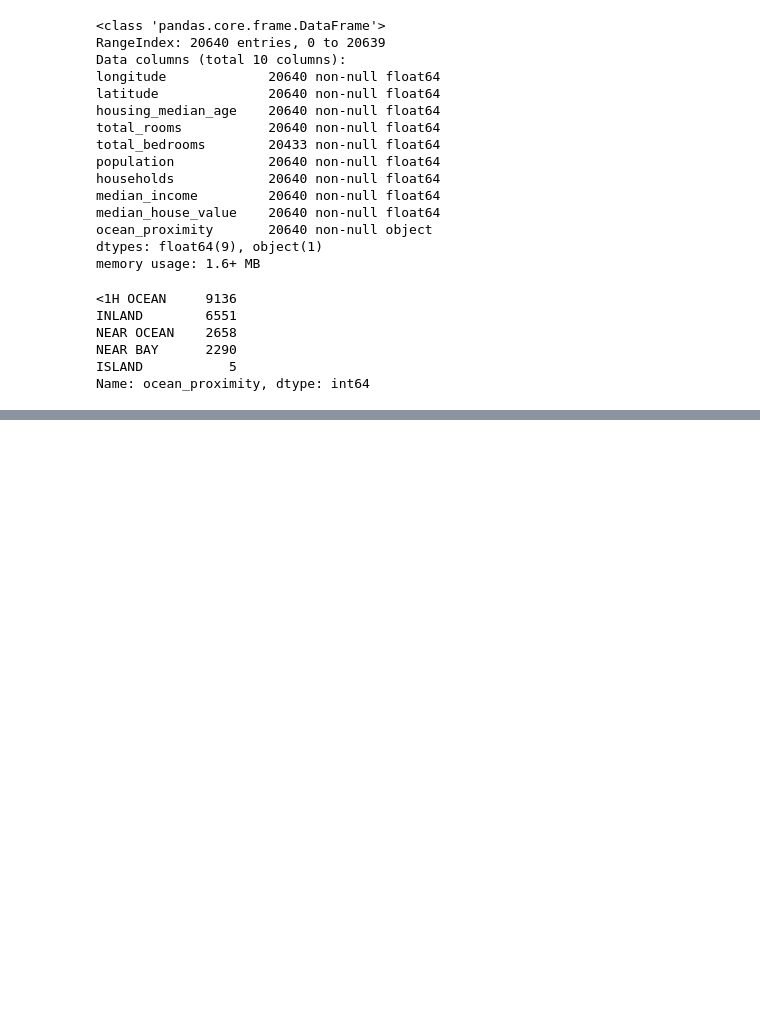
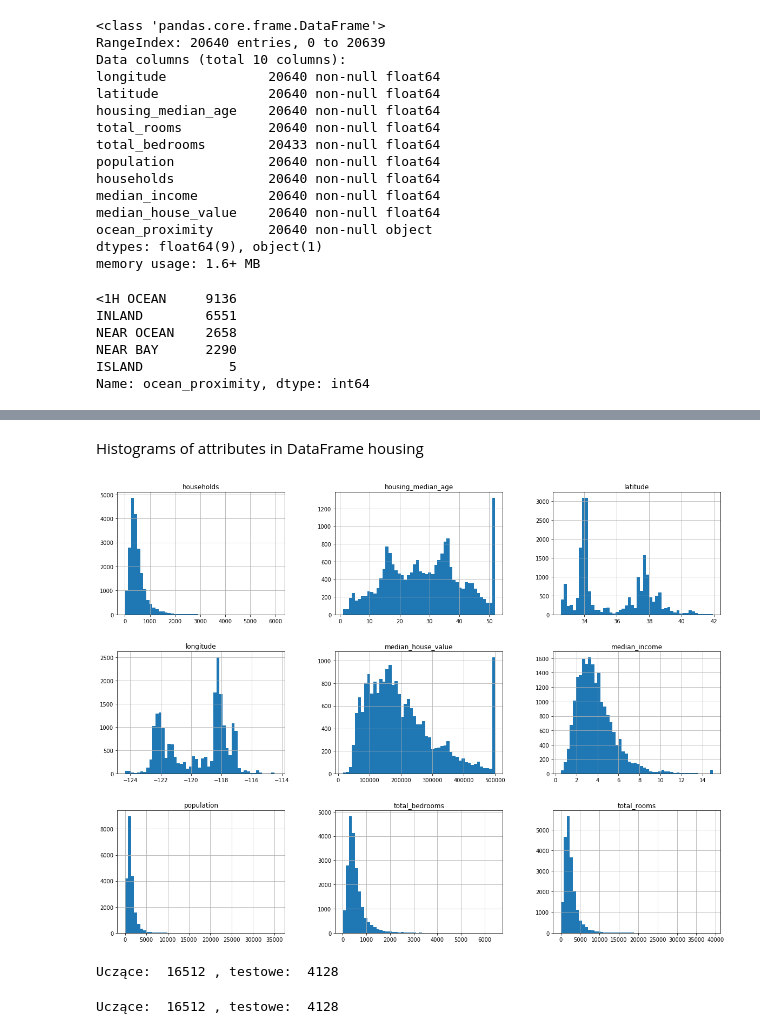
Before and after one commit to fredixus/Python, a Jupyter notebook: Housing/mieszkania.ipynb, the cells around one changed output, grey strips where cells are left out. Cells and saved outputs as stored; diff of their text form; code cells hidden in the pictures; blank space fills up the shorter version.

```diff
--- a/Housing/mieszkania.ipynb
+++ b/Housing/mieszkania.ipynb
@@ -106,15 +123,18 @@ median_house_value    20640 non-null float64
 ocean_proximity       20640 non-null object
 dtypes: float64(9), object(1)
 memory usage: 1.6+ MB
-# %%
-housing["ocean_proximity"].value_counts()
-# %% [output]
-<1H OCEAN     9136
-INLAND        6551
-NEAR OCEAN    2658
-NEAR BAY      2290
-ISLAND           5
-Name: ocean_proximity, dtype: int64
+# %%
+def display_value_counts_of_attribute(dataFrame = housing,name_of_attribute = "ocean_proximity"):
+    return dataFrame[name_of_attribute].value_counts()
+
+display_value_counts_of_attribute()
+# %% [output]
+<1H OCEAN     9136
+INLAND        6551
+NEAR OCEAN    2658
+NEAR BAY      2290
+ISLAND           5
+Name: ocean_proximity, dtype: int64
 # %%
 housing.describe()
 # %% [output]
@@ -127,3 +147,33 @@ housing.describe()
 | 50% | -118.490000 | 34.260000 | 29.000000 | 2127.000000 | 435.000000 | 1166.000000 | 409.000000 | ... |
 | 75% | -118.010000 | 37.710000 | 37.000000 | 3148.000000 | 647.000000 | 1725.000000 | 605.000000 | ... |
 | max | -114.310000 | 41.950000 | 52.000000 | 39320.000000 | 6445.000000 | 35682.000000 | 6082.000000 | ... |
+# %%
+def display_histograms_of_dataFrame_attributes(dataFrame=housing):
+    dataFrame.hist(bins=50, figsize=(20,15))
+    plt.show()
+# %% [markdown]
+Histograms of attributes in DataFrame housing
+# %%
+display_histograms_of_dataFrame_attributes()
+# %% [output]
+[figure, added]
+# %%
+def split_train_test(data, test_ratio,seed_random=True):
+    if seed_random == True:
+        np.random.seed(42)
+    shuffled_indices = np.random.permutation(len(data))
+    test_set_size = int (len(data) * test_ratio)
+    test_indices = shuffled_indices[:test_set_size]
+    train_indices = shuffled_indices[test_set_size:]
+    return data.iloc[train_indices],data.iloc[test_indices]
+
+train_set, test_set = split_train_test(housing, 0.2)
+print("Uczące: ",len(train_set),", testowe: ",len(test_set))
+# %% [output]
+Uczące:  16512 , testowe:  4128
+# %%
+train_set_sklearn , test_set_sklearn = train_test_split(housing, test_size = 0.2, random_state=42)
+
+print("Uczące: ",len(train_set_sklearn),", testowe: ",len(test_set_sklearn))
+# %% [output]
+Uczące:  16512 , testowe:  4128
```
Also changed, not shown: parts of 15 cells of this notebook, 2 other files.
